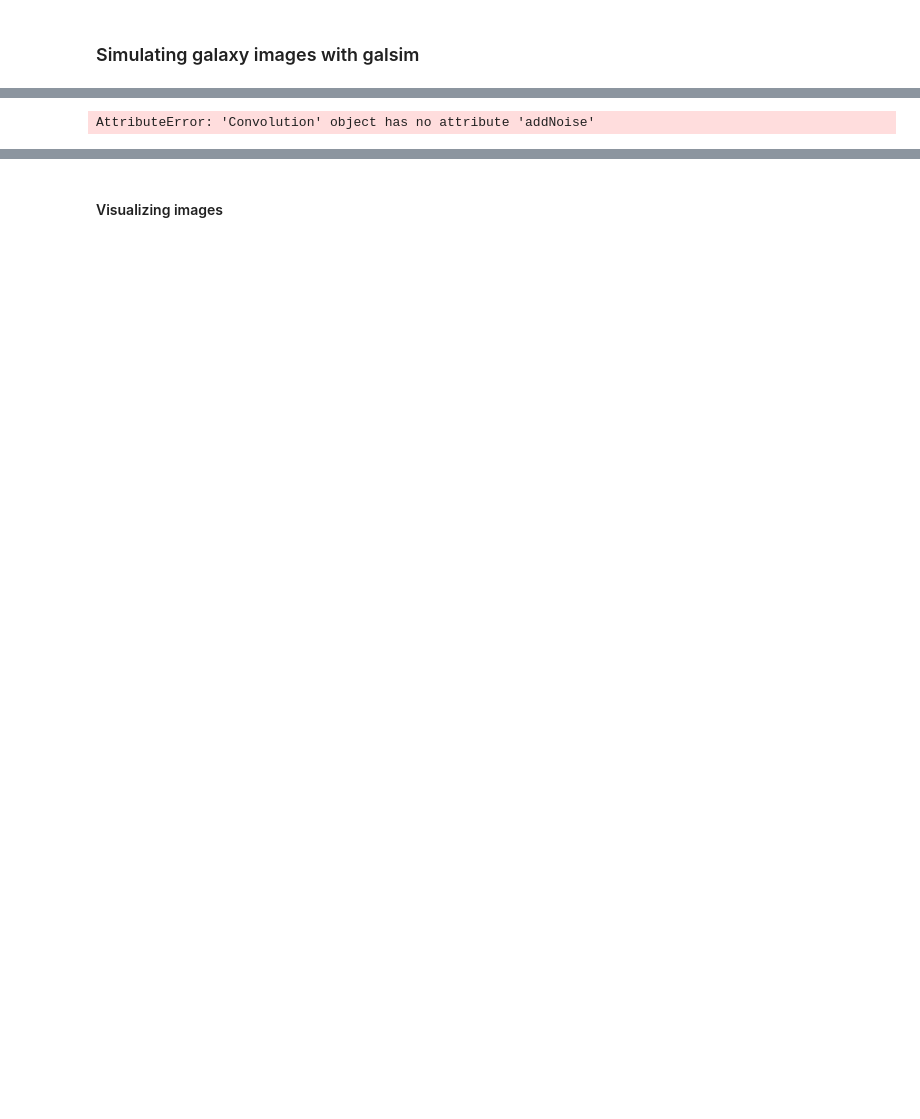
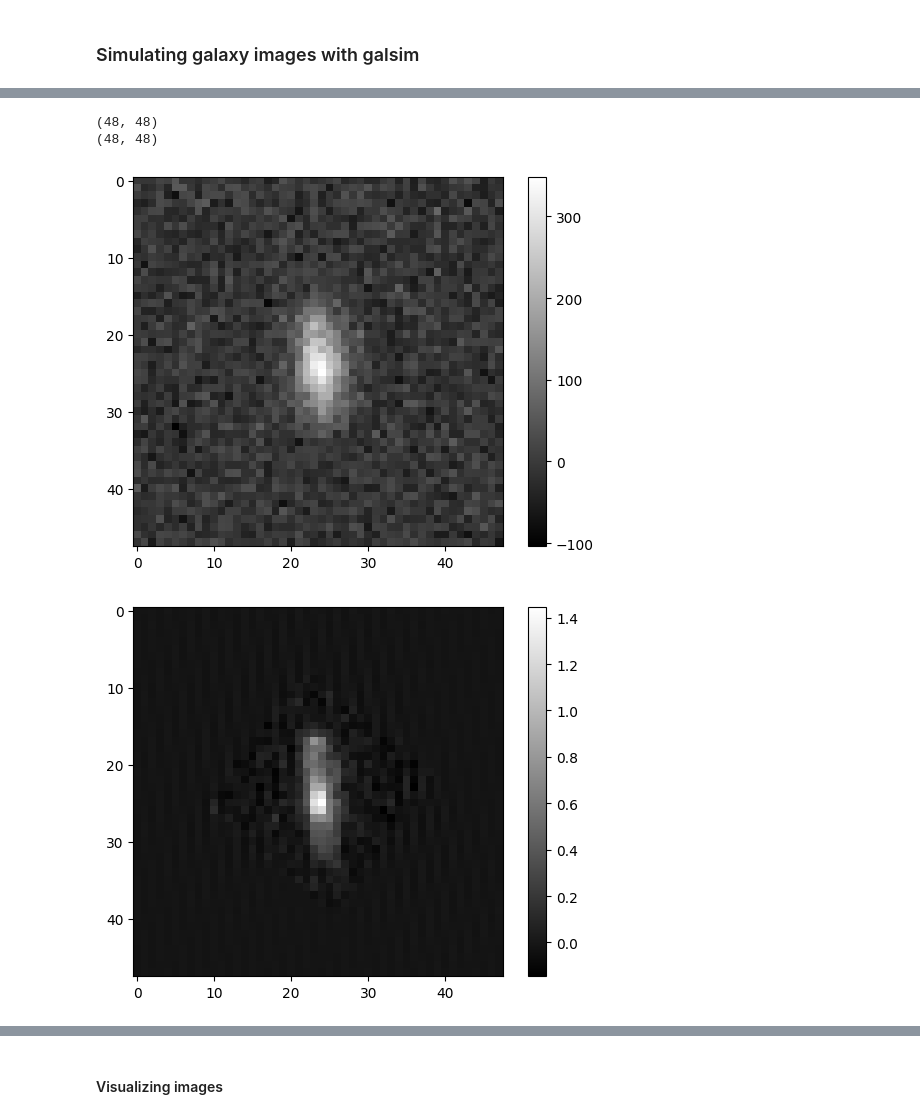
Before and after one commit to hugobbi/galaxy-deconvolution, a Jupyter notebook: src/simulating_galaxies.ipynb, the cells around one changed output, grey strips where cells are left out. Saved outputs shown, nothing was run; the diff lists cells and outputs as text; code cells hidden in the pictures; blank space fills up the shorter version.

Commit message:
Adding noise and organizing notebook

```diff
--- a/src/simulating_galaxies.ipynb
+++ b/src/simulating_galaxies.ipynb
@@ -55,17 +63,21 @@ rgc_cosmos = galsim.RealGalaxyCatalog(catalog_name, dir=catalog_dir)
 # %%
+# Galsim parameters
 random_seed = galsim.BaseDeviate(11235813).raw()
-pixel_scale = 0.2 # from paper
+
+# PSFs parameters
 lens_shear_unifdist = np.random.uniform(0.01, 0.05) # from paper
 atmos_shear_unifdist = np.random.uniform(0.01, 0.03) # from paper
 fwhms = np.array([0.49, 0.62, 0.66, 0.78, 0.83]) # (Mandelbaum 2014)
-snrs = [20, 40, 100] # from paper
+
+# LSST parameters
+pixel_scale = 0.2 # from paper
+snrs = [100, 40, 20] # from paper
 gain = 2.3 # electron/ADU (https://smtn-002.lsst.io/)
 exp = 30 # s (https://smtn-002.lsst.io/)
 zeropoint = 28 # AB (https://smtn-002.lsst.io/)
 sky_brightness = 21.2 #  mag/arcsec^2 (https://smtn-002.lsst.io/)
 total_readnoise = 8.8 # photo-electrons/pixel/exposure (https://smtn-002.lsst.io/)
-qe = 0.95
-sky_level = exp * zeropoint * 10**(-0.4*(sky_brightness-24)) * qe / gain * pixel_scale**2 # 350 ADU/pixel from paper
+qe = 0.95 # Quantum efficiency (estimated)
+sky_level = 350 # ADU/pixel from paper
 gaussian_noise_sd = 19.4 # ADU from paper
-total_noise_sd = math.sqrt(sky_level + (total_readnoise*qe/gain)**2) # ADU/pixel
 # %% [markdown]
@@ -73,25 +85,25 @@ total_noise_sd = math.sqrt(sky_level + (total_readnoise*qe/gain)**2) # ADU/pixel
 # %%
-idx = 1
-rng = galsim.UniformDeviate(random_seed)
-rng_base = galsim.BaseDeviate(random_seed)
-galaxy = galsim.RealGalaxy(rgc_cosmos, index=idx)
+idx = 23
+rng = galsim.UniformDeviate(random_seed) # Random number generator
+original_galaxy = galsim.RealGalaxy(rgc_cosmos, index=idx)
 
 # Random rotation
 theta = 2*math.pi * rng() * galsim.radians
-galaxy = galaxy.rotate(theta)
+ground_truth_galaxy = original_galaxy.rotate(theta)
 
 # Random shear
 lens_shear, lens_shear_beta = compute_shear(lens_shear_unifdist, rng())
-galaxy = galaxy.shear(g1=lens_shear.g1, g2=lens_shear.g2)
+ground_truth_galaxy = ground_truth_galaxy.shear(g1=lens_shear.g1, g2=lens_shear.g2)
 
-# Random lensing (maybe)
+# Random lensing
 #galaxy = galaxy.lens(g1=lens_shear.g1, g2=lens_shear.g2, mu=1.3)
 
-galaxy = galaxy.magnify(mu=1.082) # from demo6
+# Magnify galaxy image
+ground_truth_galaxy = ground_truth_galaxy.magnify(mu=1.082) # from demo6
 
-# Original galaxy from Hubble Space Telescope
+# Generating ground truth galaxy
 psf_hst = rgc_cosmos.getPSF(idx)
-galaxy_hst = galsim.Convolve([galaxy, psf_hst])
+ground_truth_galaxy = galsim.Convolve([ground_truth_galaxy, psf_hst]) # Ground truth
 
 # Atmospheric PSF
 fwhm = get_random_fwhm(fwhms)
@@ -99,49 +111,58 @@ atmospheric_psf = galsim.Kolmogorov(fwhm=fwhm, flux=1)
 # Adding random shear and rotation to atmospheric PSF
 atmos_shear, atmos_shear_beta = compute_shear(atmos_shear_unifdist, rng())
 atmospheric_psf = atmospheric_psf.shear(g1=atmos_shear.g1, g2=atmos_shear.g2)
 atmos_theta = 2*math.pi * rng() * galsim.radians
 atmospheric_psf = atmospheric_psf.rotate(atmos_theta)
 
 # Optical PSF (adds aberrations according to uniform distribution)
 optical_psf = galsim.OpticalPSF(lam=651, # (Mandelbaum 2014)
                                 diam=8.4, # LSST primary mirror diameter in m
                                 flux=1,
                                 defocus=0.36*rng(),
                                 obscuration=0.07*rng(),
                                 coma1=0.07*rng(),
                                 coma2=0.07*rng(),
                                 astig1=0.07*rng(),
                                 astig2=0.07*rng())
 
-
 # Convolving both PSFs to get final PSF
 final_psf = galsim.Convolve([atmospheric_psf, optical_psf])
 
-# Convolve galaxy hst image with PSF
-galaxy = galsim.Convolve([galaxy_hst, final_psf])
+# Convolve ground truth galaxy with PSF to get lsst galaxy
+lsst_galaxy = galsim.Convolve([ground_truth_galaxy, final_psf])
 
-# Adding CCD noise
+# Draw image of lsst galaxy
+lsst_img = lsst_galaxy.drawImage(galsim.ImageF(48, 48), scale=pixel_scale, method='auto')
+
+# Adding noise
+snr = snrs[0]
+
+# CCD noise
 ccd_noise = galsim.CCDNoise(rng, sky_level=sky_level, gain=gain, read_noise=total_readnoise)
-galaxy.addNoise(ccd_noise)
 
-# Adding Gaussian noise
+# Gaussian noise
 gauss_noise = galsim.GaussianNoise(rng, gaussian_noise_sd)
-galaxy.addNoise(gauss_noise)
 
-# Draw final image
-galaxy_img = galsim.ImageF(48, 48) # float32 image
-img = galaxy.drawImage(galaxy_img, scale=pixel_scale, method='auto')
+# Applying noise considering specific snr
+lsst_img.addNoiseSNR(noise=ccd_noise, snr=snr, preserve_flux=False)
+lsst_img.addNoiseSNR(noise=gauss_noise, snr=snr, preserve_flux=False)
 
-# Add backgorund level
-#background = sky_brightness #* pixel_scale**2
-#img += background
+# Creating ground truth image
+ground_truth_img = ground_truth_galaxy.drawImage(galsim.ImageF(48, 48), scale=pixel_scale, method='auto')
 
-# Visualizing image
-show_image(img.array)
-print(img.array.shape)
+# Visualizing LSST image
+show_image(mean_subtract(lsst_img.array))
+print(lsst_img.array.shape)
+
+# Visualizing ground truth image
+show_image(mean_subtract(ground_truth_img.array))
+print(ground_truth_img.array.shape)
 
 # Write image to file
-galsim.fits.write(img, 'final.fits')
+galsim.fits.write(lsst_img, 'final.fits')
 # %% [output]
-AttributeError: 'Convolution' object has no attribute 'addNoise'
+(48, 48)
+(48, 48)
+[figure, added]
+[figure, added]
 # %% [markdown]
```
Also changed, not shown: parts of 12 cells of this notebook, 3 other files.
